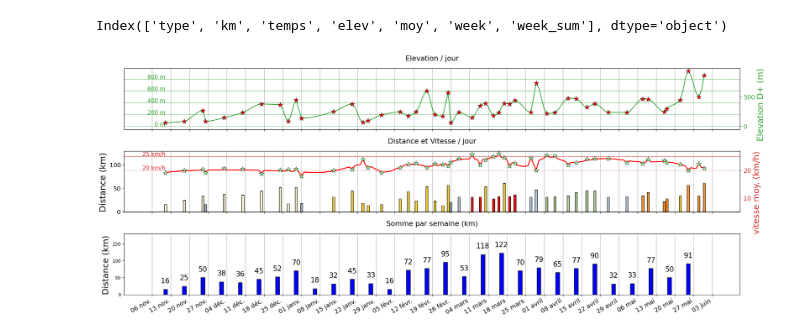
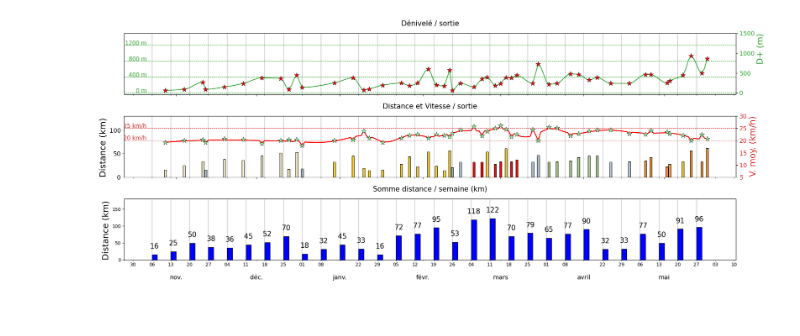
Before and after one commit to RichardHitier/visu-velo, a Jupyter notebook: notebooks/ReadPgrmCycloOds.ipynb, the cells around one changed output. Cells and saved outputs as stored; diff of their text form; code cells hidden in the pictures.

Commit message:
Enhance ticks

```diff
--- a/notebooks/ReadPgrmCycloOds.ipynb
+++ b/notebooks/ReadPgrmCycloOds.ipynb
@@ -3,7 +3,7 @@ import sys
 import pandas as pd
 import matplotlib.pyplot as plt
 import matplotlib.dates as mdates
-import locale
+import datetime
 
 locale.setlocale(locale.LC_TIME,'fr_FR.utf8')
 label_fontsize = 18
@@ -18,7 +18,11 @@ def build_data():
 
     my_df.drop(my_df.columns[[0,1,2,3,8,10,11,12,13,14,15,16,17]], axis=1, inplace=True)
     my_df.dropna(inplace=True)
-    alldays_idx = pd.date_range(start=my_df.index[0], end=my_df.index[-1], freq='D')
+
+    one_week_before = my_df.index[0] - datetime.timedelta(weeks=1)
+    # one_week_after = my_df.index[-1] + datetime.timedelta(weeks=1)
+
+    alldays_idx = pd.date_range(start=one_week_before, end=my_df.index[-1], freq='D')
     df_reindexed = my_df.reindex(alldays_idx)
 
     return df_reindexed
@@ -37,20 +41,19 @@ def summarize(my_df):
     # my_df["month"] =  pd.to_datetime(my_df.index).strftime('%Y-%m')
 
 
-    # print(my_df.groupby('month')['km'].sum())
     week_sum = my_df.groupby('week' ).agg({"km": "sum"})
 
 
-    week_sum.set_index(pd.to_datetime(week_sum.index+'6', format="%Y-%W%w"), inplace=True)
+    week_sum.set_index(pd.to_datetime(week_sum.index+'1', format="%Y-%W%w"), inplace=True)
+    week_sum['mondays'] = week_sum.index.strftime("%a %d/%m")
 
-    my_df["week_sum"] = week_sum
+    my_df["date_as_str"] = my_df.index.strftime("%Y-%m-%d-%a")
+
+    my_df["week_sum"] = week_sum["km"]
     return my_df
 
 
 my_df = summarize(build_data())
-print(my_df.columns)
-# %% [output]
-Index(['type', 'km', 'temps', 'elev', 'moy', 'week', 'week_sum'], dtype='object')
 # %%
 my_df = summarize(build_data())
 # %%
@@ -80,9 +83,7 @@ def show_resume(my_df):
                     "deniv": "#ff972f",
                     "course": "#009900"}
 
-    monday_start = km_df.index[0] - datetime.timedelta(weeks=1)
-    monday_stop = km_df.index[-1] + datetime.timedelta(weeks=1)
-    monday_idx = pd.date_range(start=monday_start, end=monday_stop, freq=pd.offsets.Week(weekday=0))
+    monday_idx = pd.date_range(start=km_df.index[0], end=km_df.index[-1], freq=pd.offsets.Week(weekday=0))
 
     # print(moy_df)
     fig, ax = plt.subplots(num_plots, figsize=(20,8), sharex=True)
@@ -90,14 +91,15 @@ def show_resume(my_df):
     # Show Elevation
     elev_color = 'tab:green'
     ax0 = ax[0]
-    ax0.set_title("Elevation / jour", y=1.0, pad=16)
+    ax0.set_ylim([-39, 1500])
+    ax0.set_title("Dénivelé / sortie", y=1.0, pad=16)
     ax0.title.set_size(15)
-    ax0.set_ylabel("Elevation D+ (m)", color=elev_color, fontsize=label_fontsize, loc="top")
+    ax0.set_ylabel("D+ (m)", color=elev_color, fontsize=label_fontsize, loc="top")
     ax0.tick_params(axis='y', labelcolor=elev_color, labelsize=label_fontsize-5)
     ax0.yaxis.tick_right()
     ax0.yaxis.set_label_position("right")
 
-    for _hl in [0, 200, 400, 600, 800]:
+    for _hl in [0, 400, 800, 1200]:
         ax0.text(elev_df.index[0], _hl+0.2, f"{_hl} m", color=elev_color, fontsize=12, horizontalalignment="right")
         ax0.axhline( _hl, color = elev_color, lw=0.8,  alpha=1, linestyle = '--')
 
@@ -115,7 +117,7 @@ def show_resume(my_df):
 
     ax1 = ax[1]
 
-    ax1.set_title("Distance et Vitesse / jour", y=1.0, pad=16)
+    ax1.set_title("Distance et Vitesse / sortie", y=1.0, pad=16)
     ax1.title.set_size(15)
     ax1.set_ylim([0, 130])
 
@@ -140,49 +142,60 @@ def show_resume(my_df):
 
     # Show mean speed as a red spline line with stars for each value
     ax2 = ax1.twinx()  # instantiate a second axes that shares the same x-axis
-    ax2.set_ylim([5, 27])
+    ax2.set_ylim([5, 30])
     color = 'tab:red'
     for _hl in [20, 25]:
         ax2.text(moy_df.index[0], _hl+0.2, f"{_hl} km/h", color=color, fontsize=12, horizontalalignment="right")
         ax2.axhline( _hl, color = color, lw=0.8,  alpha=1, linestyle = '--')
 
-    ax2.set_ylabel('vitesse moy. (km/h)', color=color, fontsize=label_fontsize, loc="top")  # we already handled the x-label with ax1
+    ax2.set_ylabel('V. moy. (km/h)', color=color, fontsize=label_fontsize, loc="top")  # we already handled the x-label with ax1
     ax2.plot(moy_df.index, moy_df.interpolate(method="spline", order=5 ), color="red", lw=2, zorder=-4)
     # ax2.plot(moy_df.index, moy_df, color="red", lw=2, zorder=-4)
     ax2.scatter(moy_df.index, moy_df, marker="*", zorder=3, color="lightgreen", edgecolor="black", lw=0.5, s=120)
     ax2.tick_params(axis='y', labelcolor=color, labelsize=label_fontsize-5)
 
 
     ax3 = ax[2]
 
-    ax3.set_title("Somme par semaine (km)", y=1.0, pad=16)
+    ax3.set_title("Somme distance / semaine (km)", y=1.0, pad=16)
     ax3.title.set_size(15)
 
-    bar_container = ax3.bar(kmsum_df.index, kmsum_df, color='blue', width=1.5, zorder=2, edgecolor="black")
+    bar_container = ax3.bar(kmsum_df.index, kmsum_df, color='blue',align='edge', width=2, zorder=2, edgecolor="black")
 
 
     ax3.bar_label(bar_container, label_type="edge", padding=10, zorder=8, color="black", fontsize=15)
     # show start of weeks
     for monday in monday_idx:
         ax3.axvline(monday,color='black', lw=0.5, alpha=0.5, linestyle='-')
 
     ax3.set_ylim([0, 180])
 
     # Set x ticks
-    date_format = '%d %b'
-    ax3.tick_params(axis='x', labelsize=label_fontsize-5, rotation=30)
-    ax3.xaxis.set_major_formatter(mdates.DateFormatter(date_format))
-    ax3.set_xticks(monday_idx)
-    ax3.set_xticklabels (ax3.get_xticklabels(), ha="right")
+    # date_format = '%d %b'
+#    https://stackoverflow.com/questions/65469640/major-tick-every-month-and-minor-tick-every-week-in-matplotlib
+    # ax3.tick_params(axis='x', labelsize=label_fontsize-5, rotation=30)
+    date_format = '%d'
+    ax3.tick_params(axis='x', labelsize=label_fontsize-5)
+    # ax3.xaxis.set_minor_formatter(mdates.DateFormatter(date_format))
+    # ax3.set_xticks(monday_idx)
+    # ax3.set_xticklabels (ax3.get_xticklabels(), ha="right")
     ax3.set_ylabel("Distance (km)", color=bar_color, fontsize=label_fontsize, loc="bottom")
-
+    months = mdates.MonthLocator(interval=1, bymonthday=15)
+    months_fmt = mdates.DateFormatter('%b')
+    ax3.xaxis.set_major_locator(months)
+    ax3.xaxis.set_major_formatter(months_fmt, )
+    days = mdates.WeekdayLocator(byweekday=0)
+    ax3.xaxis.set_minor_locator(days)
+    # ax3.xaxis.set_minor_formatter(ticker.FixedFormatter(ww.Week))
+    ax3.xaxis.set_minor_formatter(mdates.DateFormatter("%d"))
+    ax3.tick_params(axis='x', which='major', length=1.1, pad=30)
     fig.tight_layout()  # otherwise the right y-label is slightly clipped
 
     plt.show()
 
 show_resume(my_df)
 # %% [output]
-[figure, old version]
+[figure, new version]
 # %%
 
 def show_max_min_sum(km_df):
```
